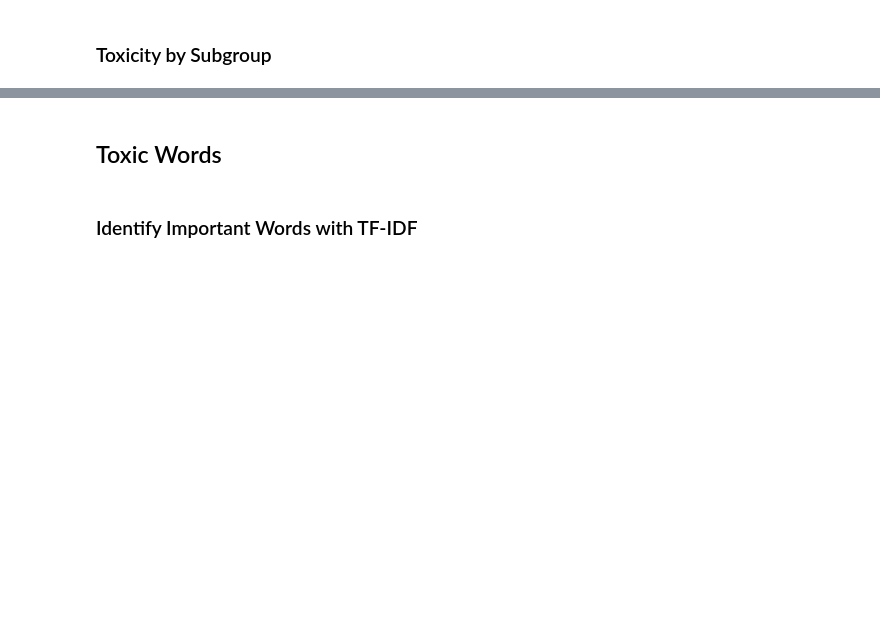
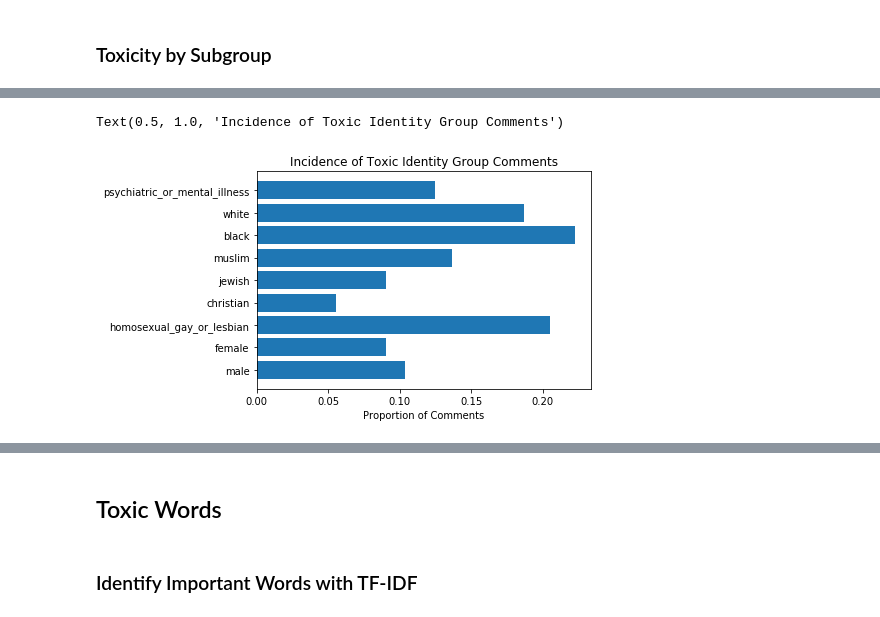
Before and after one commit to DavidBraslow/dsc-4-final-project-online-ds-sp-000, a Jupyter notebook: student.ipynb, the cells around one changed output, grey strips where cells are left out. Drawn from its saved outputs; the diff is of its cells as text; code cells hidden in the pictures; blank space fills up the shorter version.

```diff
--- a/student.ipynb
+++ b/student.ipynb
@@ -296,4 +307,5 @@ dtype: float64
 # %%
+identity_toxic_props = pd.Series()
 for identity in identity_columns:
     identity_df = train[train[identity] >= 0.5]
     identity_tox = np.round(identity_df['target'].values)
@@ -301,4 +313,7 @@ for identity in identity_columns:
     n_tot = len(identity_tox)
     pct_toxic = np.round(n_toxic/n_tot * 100, decimals = 1)
     print(f"{identity}: {pct_toxic}%")
+    identity_toxic_props[identity] = n_toxic/n_tot
+
+print(identity_toxic_props)
 # %% [output]
@@ -314,3 +339,13 @@ psychiatric_or_mental_illness: 11.5%
+# %%
+y_pos = np.arange(len(identity_toxic_props))
+
+plt.barh(y_pos, identity_toxic_props.values, align='center')
+plt.yticks(y_pos, identity_toxic_props.index)
+plt.xlabel('Proportion of Comments')
+plt.title('Incidence of Toxic Identity Group Comments')
+# %% [output]
+Text(0.5, 1.0, 'Incidence of Toxic Identity Group Comments')
+[figure, added]
 # %%
 identity_columns_long = ['asian', 'atheist', 'bisexual', 'black', 'buddhist', 'christian', 'female', 'heterosexual', 'hindu', 'homosexual_gay_or_lesbian', 'intellectual_or_learning_disability', 'jewish', 'latino', 'male', 'muslim', 'other_disability', 'other_gender', 'other_race_or_ethnicity', 'other_religion', 'other_sexual_orientation', 'physical_disability', 'psychiatric_or_mental_illness', 'transgender', 'white']
 for identity in identity_columns_long:
```
Also changed, not shown: parts of 82 cells of this notebook, 5 other files.
